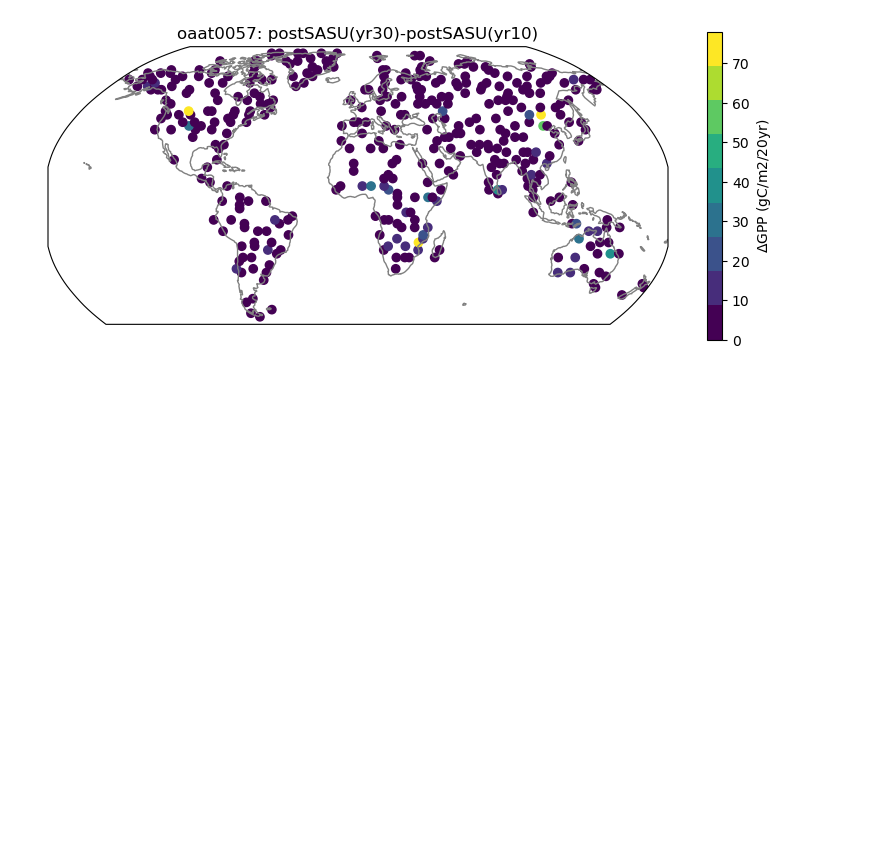
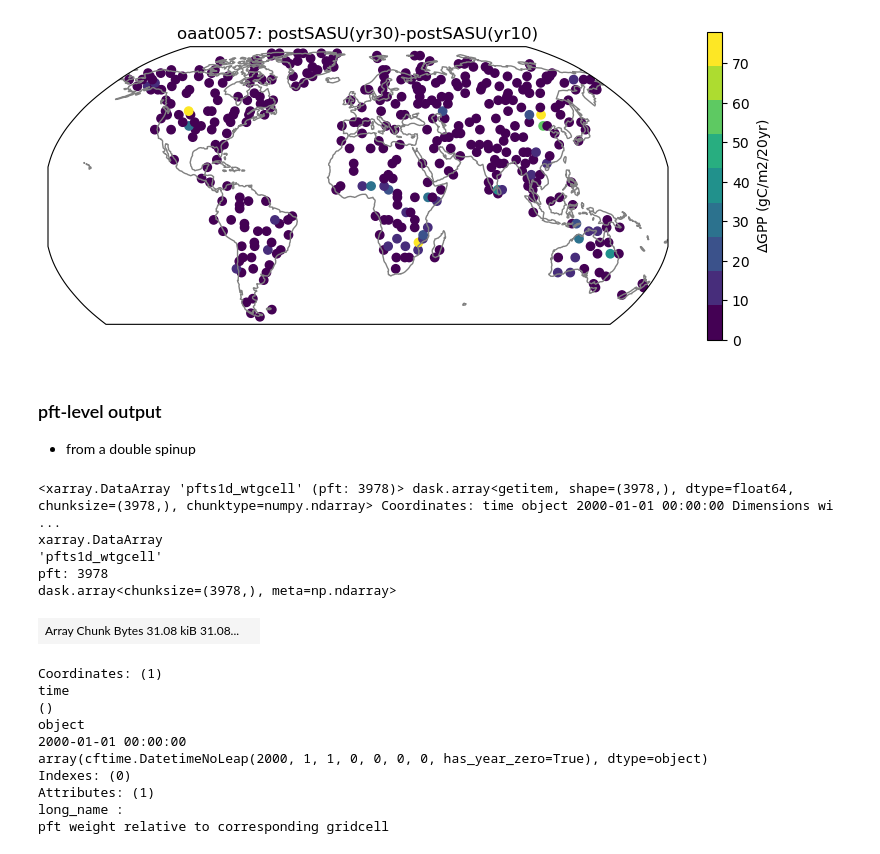
Before and after one commit to NCAR/ctsm6_ppe, a Jupyter notebook: spinup/minioaat_spinup.ipynb, the cells around one changed output. Cells and saved outputs as stored; diff of their text form; code cells hidden in the pictures; blank space fills up the shorter version.

```diff
--- a/spinup/minioaat_spinup.ipynb
+++ b/spinup/minioaat_spinup.ipynb
@@ -241,3 +241,6 @@ plt.title(k+': postSASU(yr30)-postSASU(yr10)');
 plt.savefig('figs/oaat0057_gpp_nojump_gridded.png',dpi=300,bbox_inches='tight');
 # %% [output]
 [figure]
+# %% [markdown]
+### pft-level output
+ - from a double spinup
@@ -243,0 +264,19 @@ plt.savefig('figs/oaat0057_gpp_nojump_gridded.png',dpi=300,bbox_inches='tight');
+# %%
+ds.pfts1d_wtgcell.isel(time=0)
+# %% [output]
+<xarray.DataArray 'pfts1d_wtgcell' (pft: 3978)> dask.array<getitem, shape=(3978,), dtype=float64, chunksize=(3978,), chunktype=numpy.ndarray> Coordinates: time object 2000-01-01 00:00:00 Dimensions wi ...
+xarray.DataArray
+'pfts1d_wtgcell'
+pft: 3978
+dask.array<chunksize=(3978,), meta=np.ndarray>
+| Array Chunk Bytes 31.08 kiB 31.08... |  |
+Coordinates: (1)
+time
+()
+object
+2000-01-01 00:00:00
+array(cftime.DatetimeNoLeap(2000, 1, 1, 0, 0, 0, 0, has_year_zero=True), dtype=object)
+Indexes: (0)
+Attributes: (1)
+long_name :
+pft weight relative to corresponding gridcell
```
Also changed, not shown: parts of 11 cells of this notebook, 1 other file.
